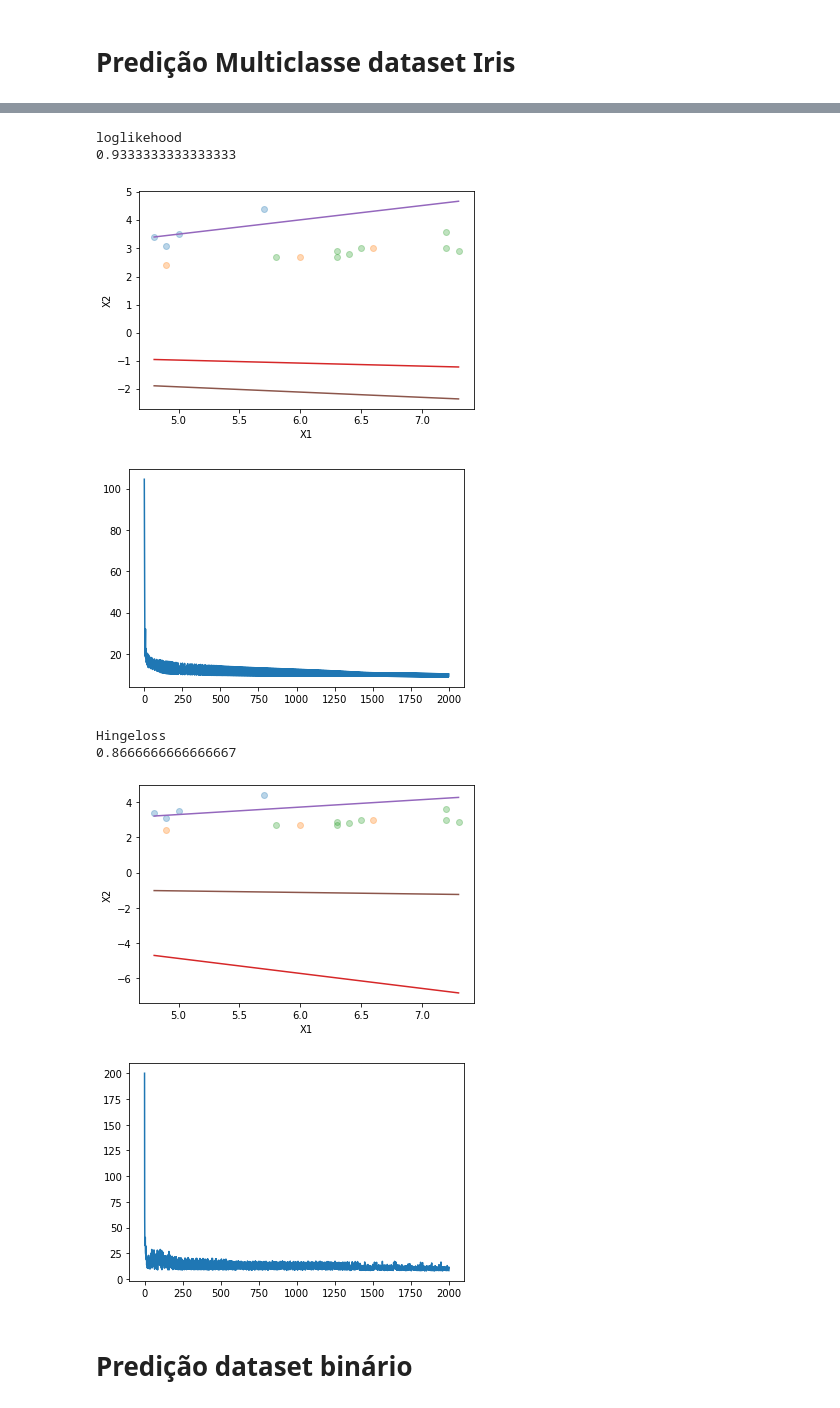
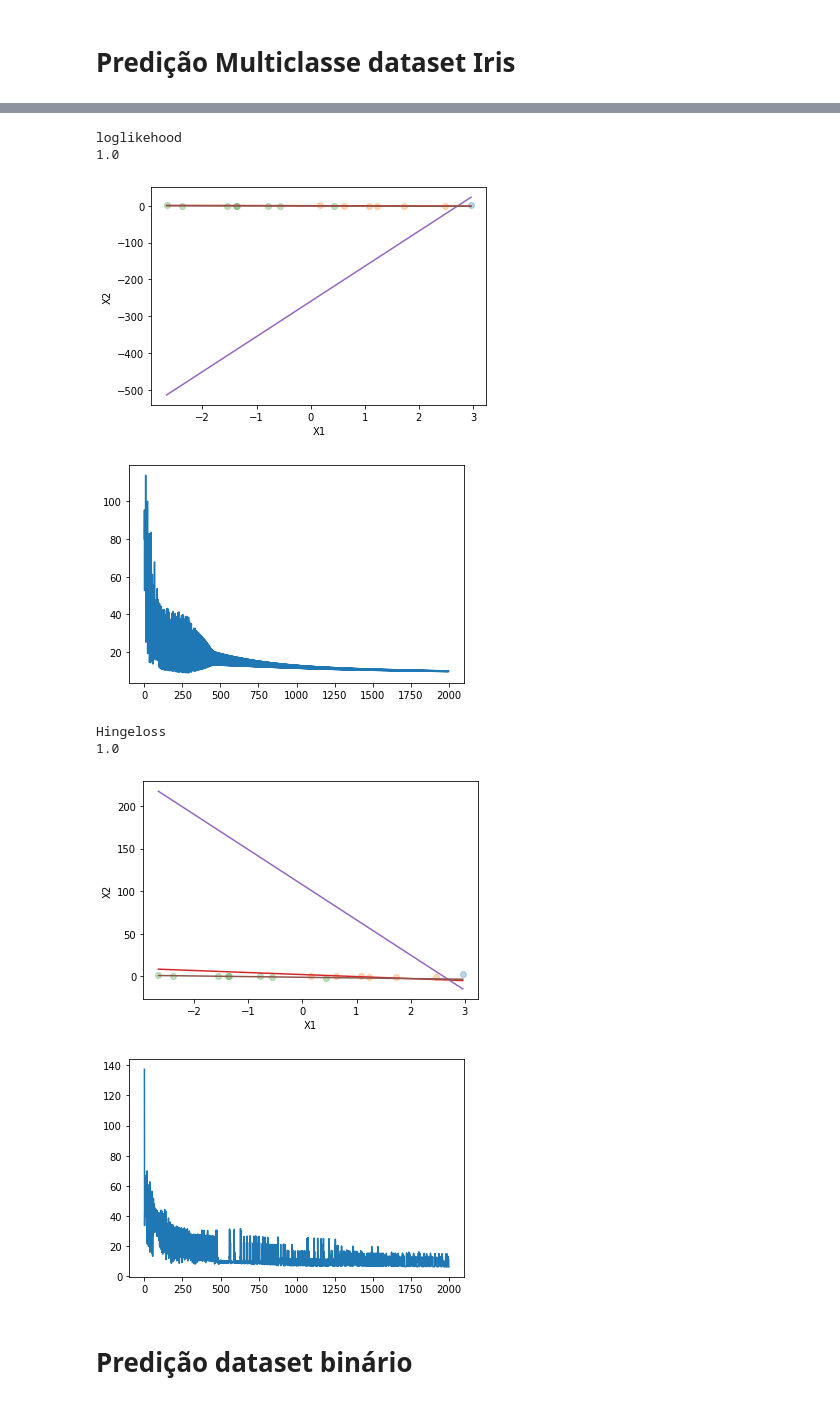
Before and after one commit to herbert1703/RN, a Jupyter notebook: Perceptron_multiclasse_Herbert.ipynb, the cells around one changed output, grey strips where cells are left out. Drawn from its saved outputs; the diff is of its cells as text; code cells hidden in the pictures.

Commit message:
Update Perceptron_multiclasse_Herbert.ipynb
Adição de PCA

```diff
--- a/Perceptron_multiclasse_Herbert.ipynb
+++ b/Perceptron_multiclasse_Herbert.ipynb
@@ -141,5 +144,5 @@ class DescidaGradiente(trainingalgorithm):
 # %%
-def predicaoRN(lr,th=1):
+def predicaoRN(lr,th=1,reduc=1):
   custos = [loglikehood(),Hingeloss()]
   for i in custos:
     print(type(i).__name__)
@@ -148,10 +151,15 @@ def predicaoRN(lr,th=1):
     perceptron.fit(Xtr,ytr)
     ypred = perceptron.predict(Xtr)
     print(sum(ypred == ytr)/len(ytr))
-    plotdataset(Xtr,ytr)
+    if reduc == 2:
+      pca = PCA(n_components=2)
+      X_ = StandardScaler().fit_transform(Xtr)
+      pca2d = pca.fit_transform(X_)
+
+    plotdataset(pca2d,ytr)
     #print(descida.custobatch)
     for i in range(perceptron.w.shape[1]):
-      plothiperplano(Xtr,ytr,perceptron.w[1:,i],perceptron.w[0,i])
+      plothiperplano(pca2d,ytr,perceptron.w[1:,i],perceptron.w[0,i])
     plt.show()
     plt.plot(descida.custobatch)
     plt.show()
@@ -170,14 +178,14 @@ plotdataset(Xtr,ytr)
-# %%
-predicaoRN(0.009,1)
-# %% [output]
-loglikehood
-0.9333333333333333
-[figure, removed]
-[figure, removed]
-Hingeloss
-0.8666666666666667
-[figure, removed]
-[figure, removed]
+# %%
+predicaoRN(0.01,2,2)
+# %% [output]
+loglikehood
+1.0
+[figure, added]
+[figure, added]
+Hingeloss
+1.0
+[figure, added]
+[figure, added]
 # %% [markdown]
 # Predição dataset binário
 # %%
```
Also changed, not shown: parts of 2 cells of this notebook.
